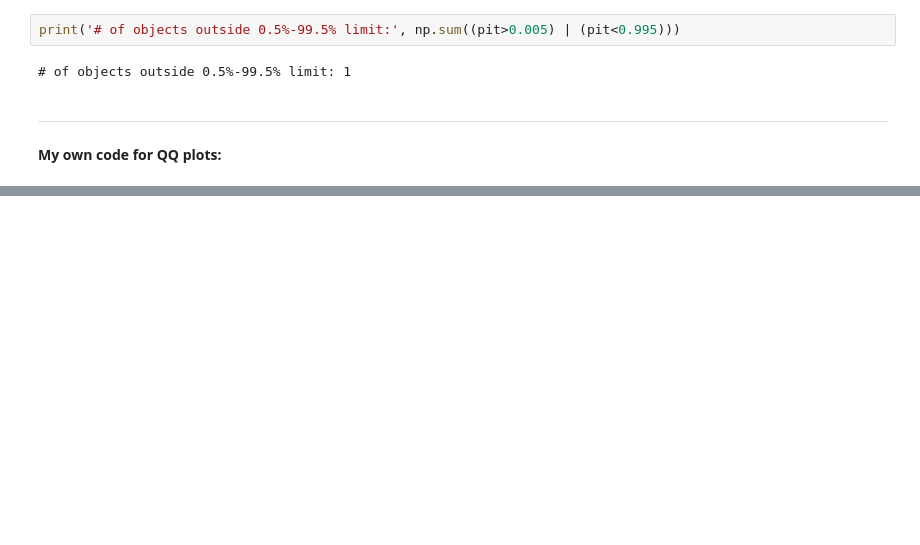
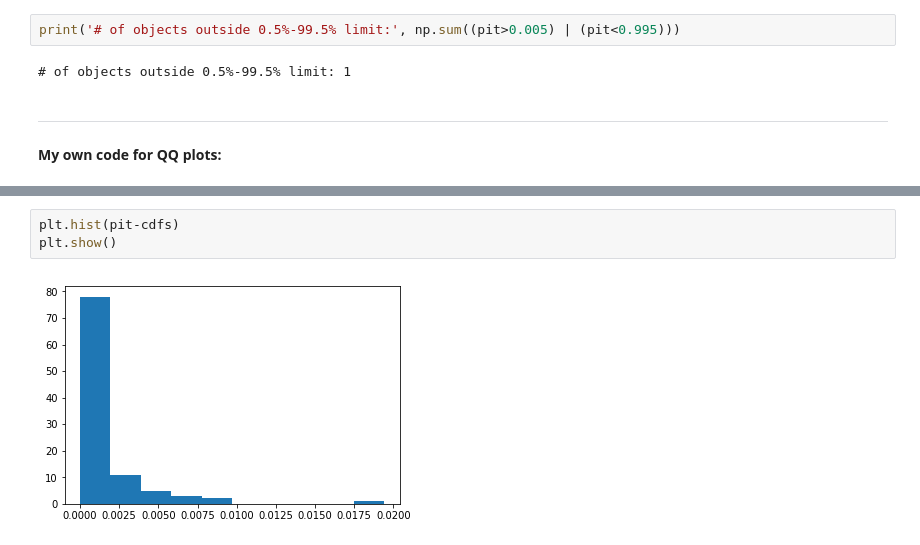
Before and after one commit to rongpu/PZDC1PaperScripts, a Jupyter notebook: my_scripts/PIT_QQ_test.ipynb, the cells around one changed output, grey strips where cells are left out. Saved outputs shown, nothing was run; the diff lists cells and outputs as text; blank space fills up the shorter version.

```diff
--- a/my_scripts/PIT_QQ_test.ipynb
+++ b/my_scripts/PIT_QQ_test.ipynb
@@ -110,0 +140,5 @@ plt.show()
+# %%
+plt.hist(pit-cdfs)
+plt.show()
+# %% [output]
+[figure, added]
```
Also changed, not shown: parts of 10 cells of this notebook, 3 other files.
